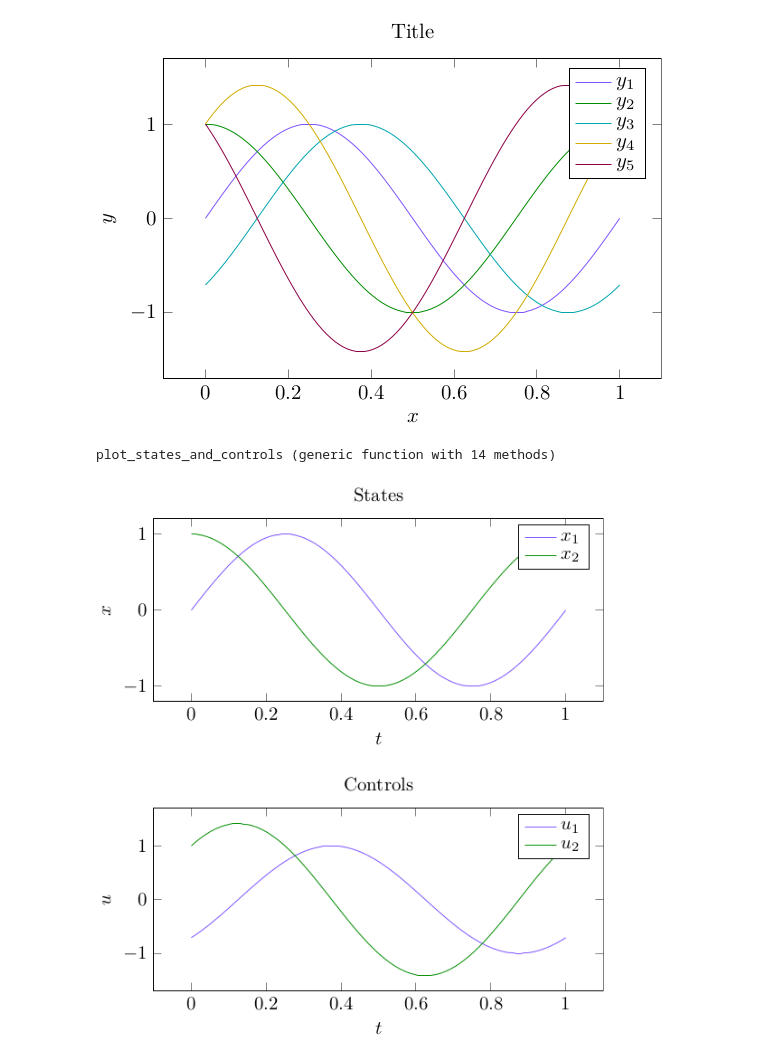
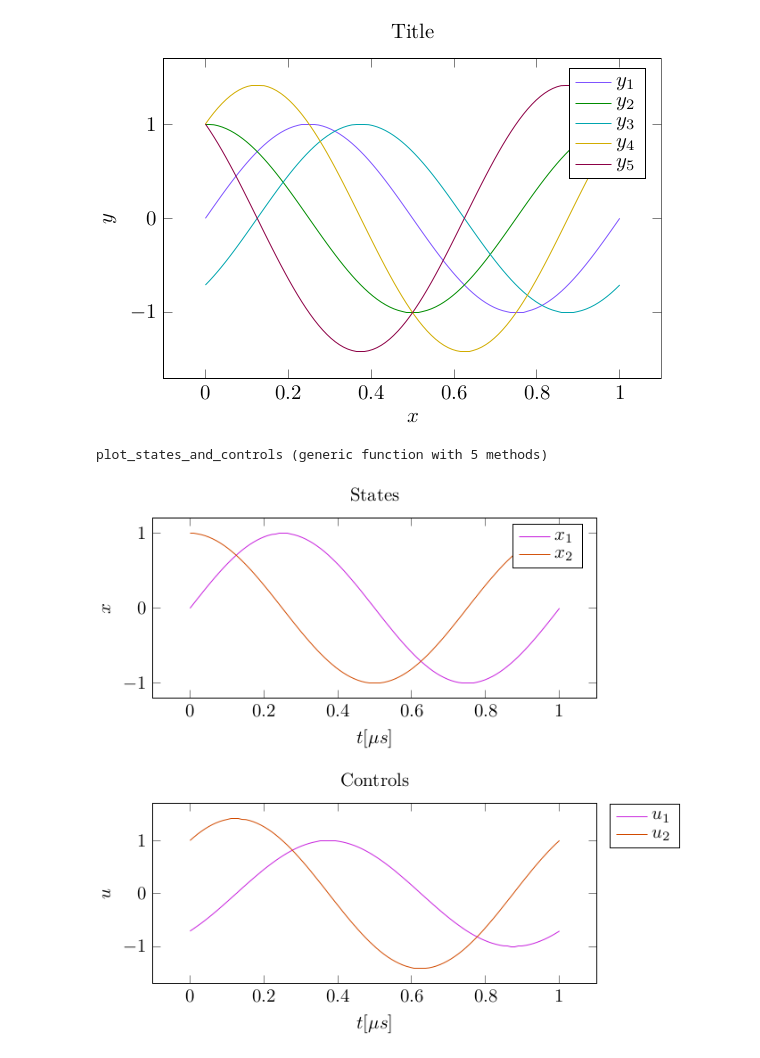
Before and after one commit to kestrelquantum/QuantumCollocation.jl, a Jupyter notebook: examples/single_qubit/figures.ipynb, the cells around one changed output. Saved outputs shown, nothing was run; the diff lists cells and outputs as text; code cells hidden in the pictures.

```diff
--- a/examples/single_qubit/figures.ipynb
+++ b/examples/single_qubit/figures.ipynb
@@ -101,11 +118,12 @@ display("image/png", ax)
 function plot_states_and_controls(
     states::AbstractMatrix{<:Real},
     controls::AbstractMatrix{<:Real},
-    times::AbstractVector{<:Real},
-    ylabel_controls::AbstractString,
-    ylabel_states::AbstractString,
+    times::AbstractVector{<:Real};
+    xlabel::AbstractString=L"t[\mu s]",
+    ylabel_controls::AbstractString=L"u",
+    ylabel_states::AbstractString=L"x",
     control_labels=collect([latexstring("u_$i") for i = 1:size(controls, 1)]),
-    state_labels=collect([latexstring("x_$i") for i = 1:size(states, 1)]);
+    state_labels=collect([latexstring("x_$i") for i = 1:size(states, 1)]),
     height="5cm",
     width="10cm",
 )
@@ -113,7 +131,7 @@ function plot_states_and_controls(
 
     state_colors = distinguishable_colors(
         size(states, 1),
-        [RGB(1,1,1), RGB(0,0,0), RGB(1,0,0)],
+        [RGB(1,1,1), RGB(0,0,0)],
         dropseed=true
     )
 
@@ -129,7 +147,7 @@ function plot_states_and_controls(
 
     control_colors = distinguishable_colors(
         size(controls, 1),
-        [RGB(1,1,1), RGB(0,0,0), RGB(1,0,0)],
+        [RGB(1,1,1), RGB(0,0,0)],
         dropseed=true
     )
 
@@ -155,7 +173,7 @@ function plot_states_and_controls(
         Axis(
             {
                 title="States",
-                xlabel=L"t",
+                xlabel=xlabel,
                 ylabel=ylabel_states,
                 legend_pos="north east",
                 legend_cell_align="left",
@@ -167,9 +185,9 @@ function plot_states_and_controls(
         Axis(
             {
                 title="Controls",
-                xlabel=L"t",
+                xlabel=xlabel,
                 ylabel=ylabel_controls,
-                legend_pos="north east",
+                legend_pos="outer north east",
                 legend_cell_align="left",
                 legend_entries=control_labels,
             },
@@ -180,23 +198,19 @@ function plot_states_and_controls(
     return gp
 end
 # %% [output]
-plot_states_and_controls (generic function with 14 methods)
+plot_states_and_controls (generic function with 5 methods)
 # %%
 t = LinRange(0, 1, 100)
 x1 = sin.(2π*t)
 x2 = cos.(2π*t)
 u1 = sin.(2π*t .- π/4)
 u2 = cos.(2π*t) + sin.(2π*t)
 
 gp = plot_states_and_controls(
     hcat(x1, x2)',
     hcat(u1, u2)',
     t,
-    L"u",
-    L"x",
-    collect([latexstring("u_$i") for i = 1:2]),
-    collect([latexstring("x_$i") for i = 1:2]),
 )
 display("image/png", gp)
 # %% [output]
-[figure, old version]
+[figure, new version]
```
Also changed, not shown: parts of 7 cells of this notebook, 2 other files.
